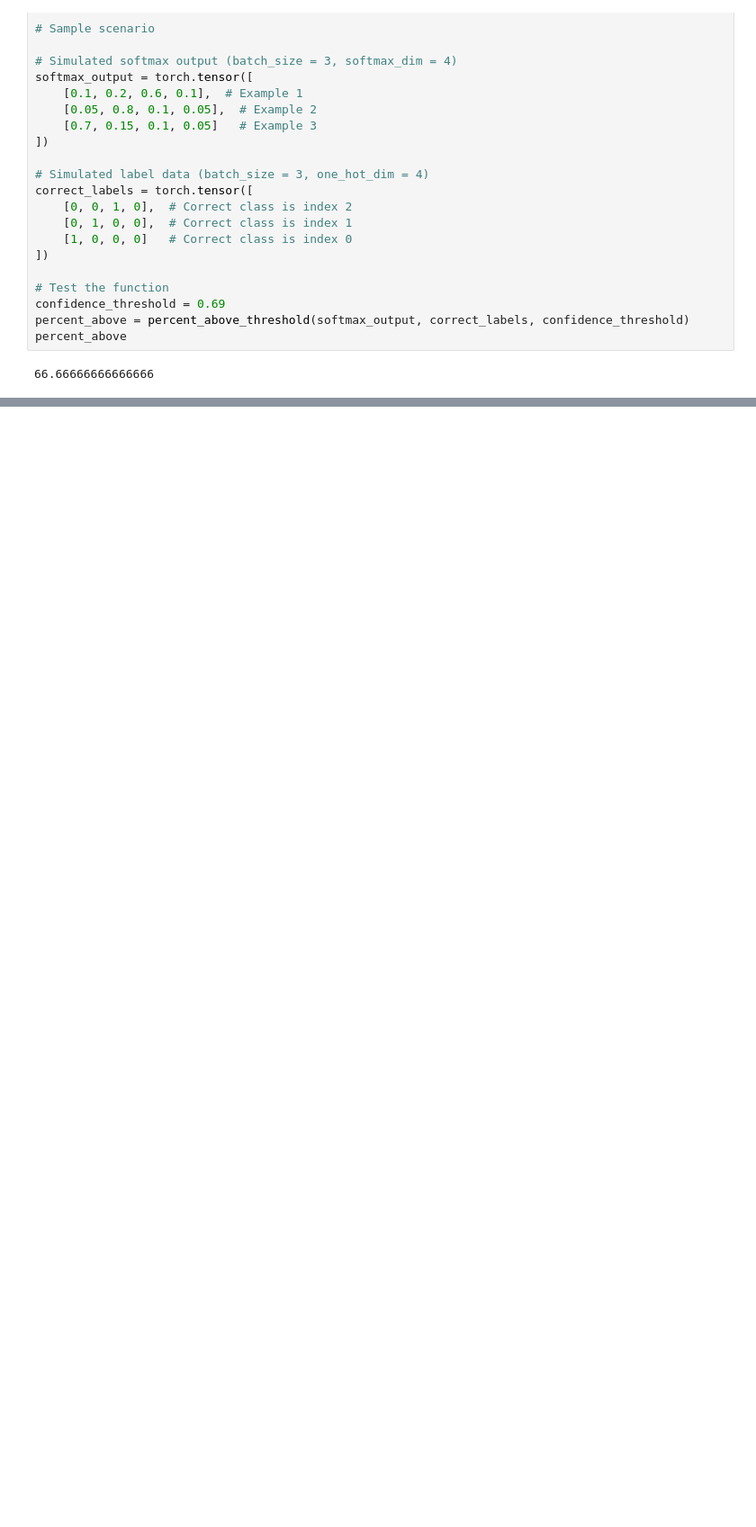
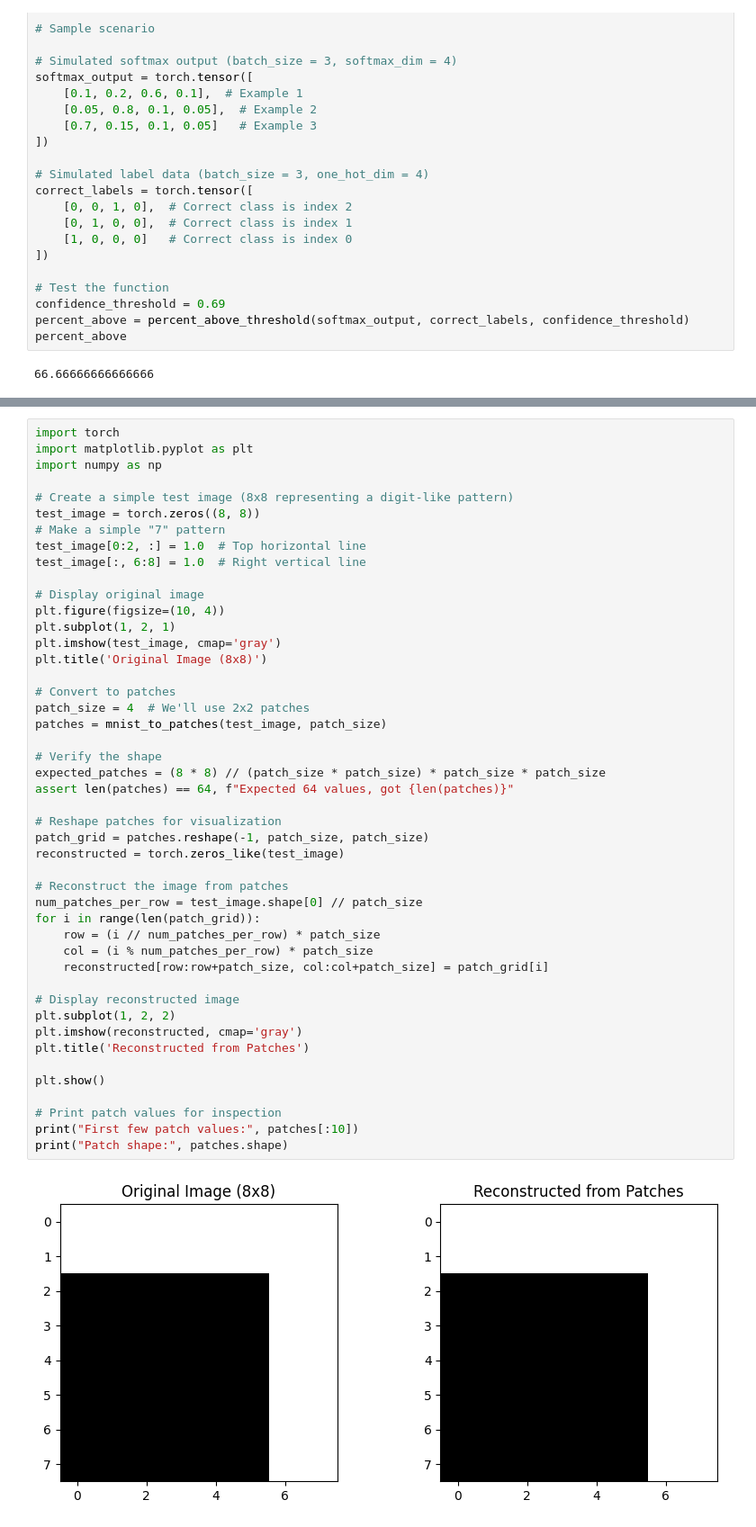
Before and after one commit to and-rewsmith/RecurrentForwardForward, a Jupyter notebook: playground/play.ipynb, the cells around one changed output, grey strips where cells are left out. Shown at 90% size. Cells and saved outputs as stored; diff of their text form; blank space fills up the shorter version.

```diff
--- a/playground/play.ipynb
+++ b/playground/play.ipynb
@@ -416,0 +453,48 @@ percent_above
+# %%
+import torch
+import matplotlib.pyplot as plt
+import numpy as np
+
+# Create a simple test image (8x8 representing a digit-like pattern)
+test_image = torch.zeros((8, 8))
+# Make a simple "7" pattern
+test_image[0:2, :] = 1.0  # Top horizontal line
+test_image[:, 6:8] = 1.0  # Right vertical line
+
+# Display original image
+plt.figure(figsize=(10, 4))
+plt.subplot(1, 2, 1)
+plt.imshow(test_image, cmap='gray')
+plt.title('Original Image (8x8)')
+
+# Convert to patches
+patch_size = 4  # We'll use 2x2 patches
+patches = mnist_to_patches(test_image, patch_size)
+
+# Verify the shape
+expected_patches = (8 * 8) // (patch_size * patch_size) * patch_size * patch_size
+assert len(patches) == 64, f"Expected 64 values, got {len(patches)}"
+
+# Reshape patches for visualization
+patch_grid = patches.reshape(-1, patch_size, patch_size)
+reconstructed = torch.zeros_like(test_image)
+
+# Reconstruct the image from patches
+num_patches_per_row = test_image.shape[0] // patch_size
+for i in range(len(patch_grid)):
+    row = (i // num_patches_per_row) * patch_size
+    col = (i % num_patches_per_row) * patch_size
+    reconstructed[row:row+patch_size, col:col+patch_size] = patch_grid[i]
+
+# Display reconstructed image
+plt.subplot(1, 2, 2)
+plt.imshow(reconstructed, cmap='gray')
+plt.title('Reconstructed from Patches')
+
+plt.show()
+
+# Print patch values for inspection
+print("First few patch values:", patches[:10])
+print("Patch shape:", patches.shape)
+# %% [output]
+[figure, added]
```
Also changed, not shown: parts of 2 cells of this notebook, 3 other files.
